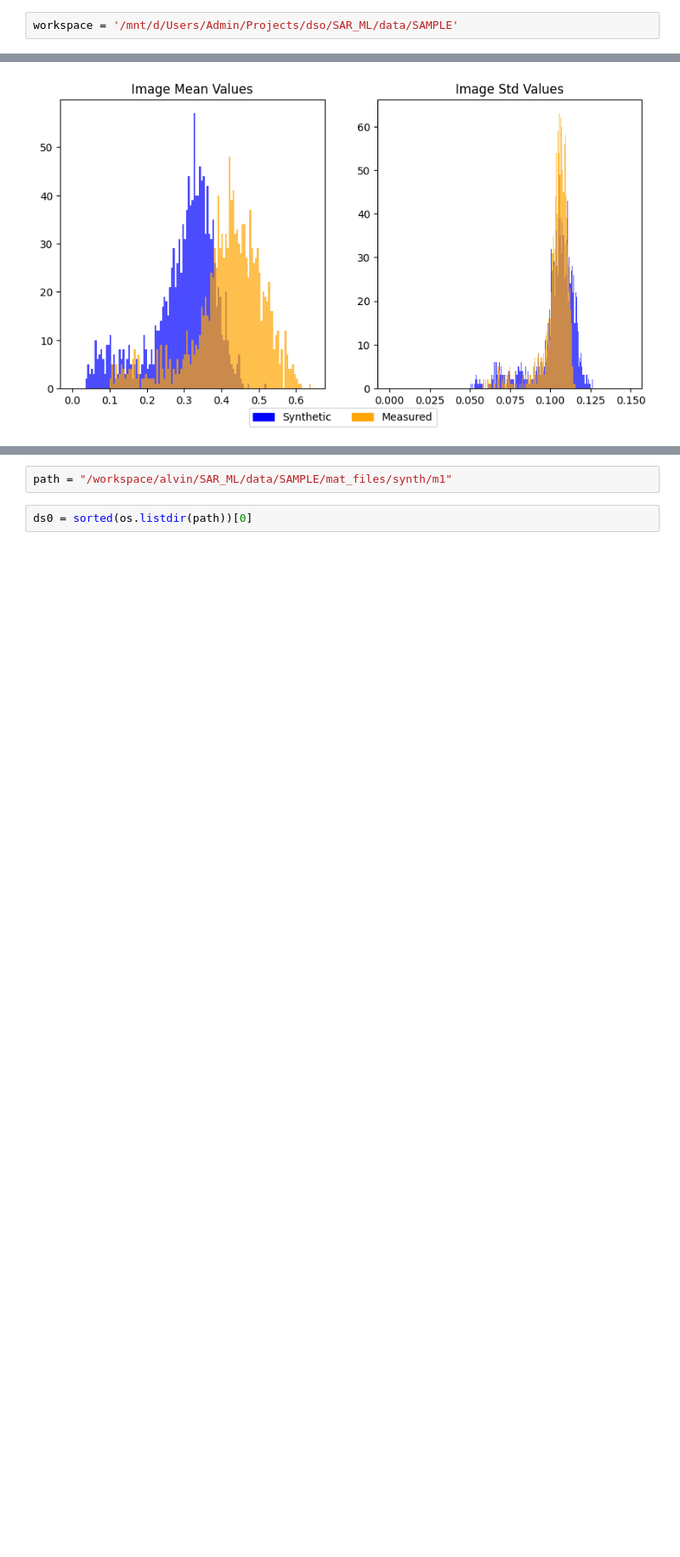
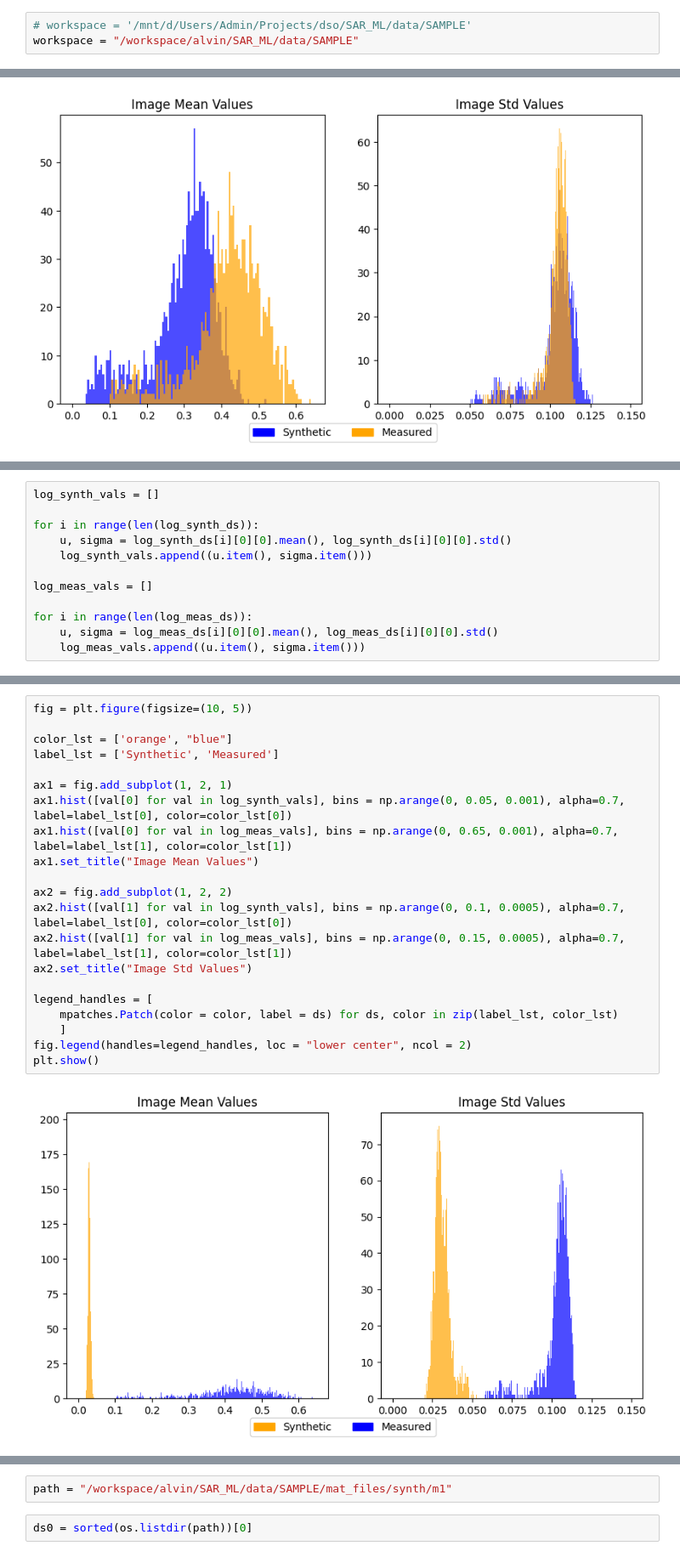
Before and after one commit to alvin-ng44/SAR_ML, a Jupyter notebook: notebooks/SSR/basic_analysis.ipynb, the cells around one changed output, grey strips where cells are left out. Shown at 85% size. Cells and saved outputs as stored; diff of their text form; blank space fills up the shorter version.

```diff
--- a/notebooks/SSR/basic_analysis.ipynb
+++ b/notebooks/SSR/basic_analysis.ipynb
@@ -9,7 +9,8 @@ import torch.nn as nn
 import torch.optim as optim
 from torchvision import datasets, transforms
 # %%
-workspace = '/mnt/d/Users/Admin/Projects/dso/SAR_ML/data/SAMPLE'
+# workspace = '/mnt/d/Users/Admin/Projects/dso/SAR_ML/data/SAMPLE'
+workspace = "/workspace/alvin/SAR_ML/data/SAMPLE"
 # %%
 # Custom loader function for .npy files
 def mat_loader(path):
@@ -297,0 +332,12 @@ plt.show()
+# %%
+log_synth_vals = []
+
+for i in range(len(log_synth_ds)):
+    u, sigma = log_synth_ds[i][0][0].mean(), log_synth_ds[i][0][0].std()
+    log_synth_vals.append((u.item(), sigma.item()))
+
+log_meas_vals = []
+
+for i in range(len(log_meas_ds)):
+    u, sigma = log_meas_ds[i][0][0].mean(), log_meas_ds[i][0][0].std()
+    log_meas_vals.append((u.item(), sigma.item()))
@@ -297,0 +358,23 @@ plt.show()
+# %%
+fig = plt.figure(figsize=(10, 5))
+
+color_lst = ['orange', "blue"]
+label_lst = ['Synthetic', 'Measured']
+
+ax1 = fig.add_subplot(1, 2, 1)
+ax1.hist([val[0] for val in log_synth_vals], bins = np.arange(0, 0.05, 0.001), alpha=0.7, label=label_lst[0], color=color_lst[0])
+ax1.hist([val[0] for val in log_meas_vals], bins = np.arange(0, 0.65, 0.001), alpha=0.7, label=label_lst[1], color=color_lst[1])
+ax1.set_title("Image Mean Values")
+
+ax2 = fig.add_subplot(1, 2, 2)
+ax2.hist([val[1] for val in log_synth_vals], bins = np.arange(0, 0.1, 0.0005), alpha=0.7, label=label_lst[0], color=color_lst[0])
+ax2.hist([val[1] for val in log_meas_vals], bins = np.arange(0, 0.15, 0.0005), alpha=0.7, label=label_lst[1], color=color_lst[1])
+ax2.set_title("Image Std Values")
+
+legend_handles = [
+    mpatches.Patch(color = color, label = ds) for ds, color in zip(label_lst, color_lst)
+    ]
+fig.legend(handles=legend_handles, loc = "lower center", ncol = 2)
+plt.show()
+# %% [output]
+[figure, added]
```
Also changed, not shown: parts of 7 cells of this notebook, 4 other files.
